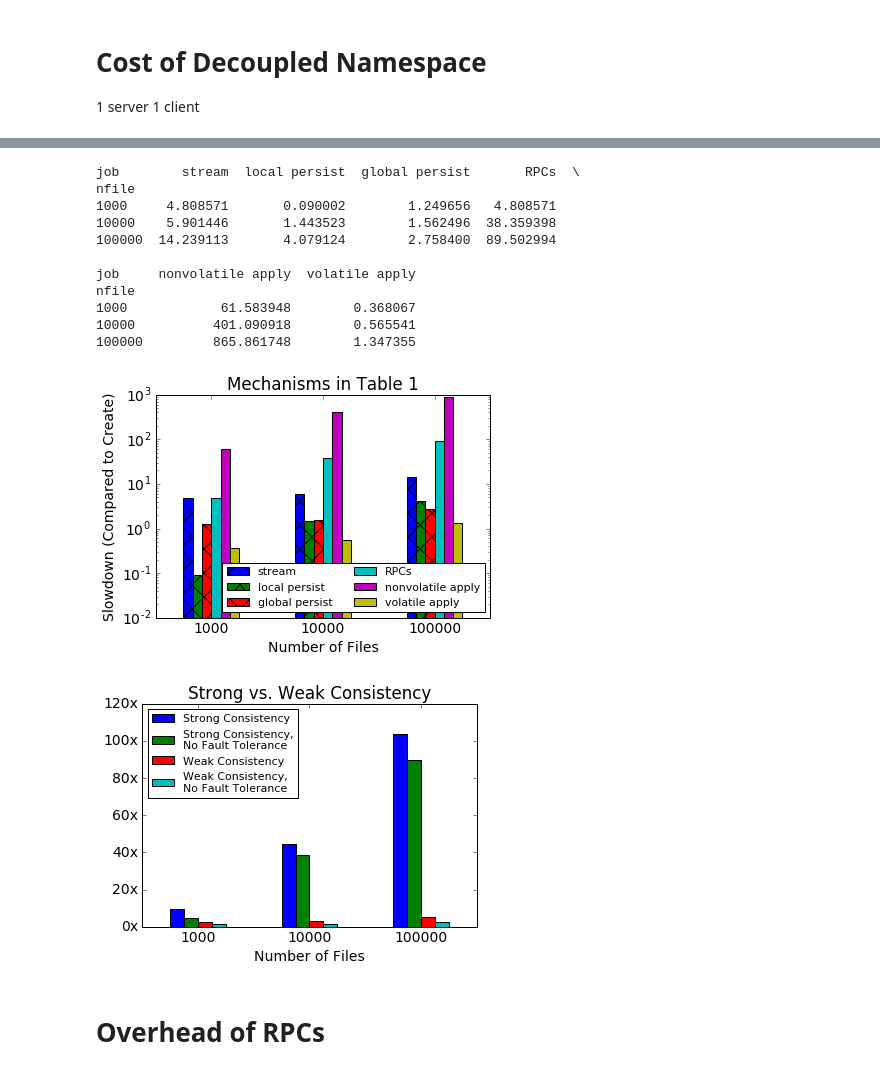
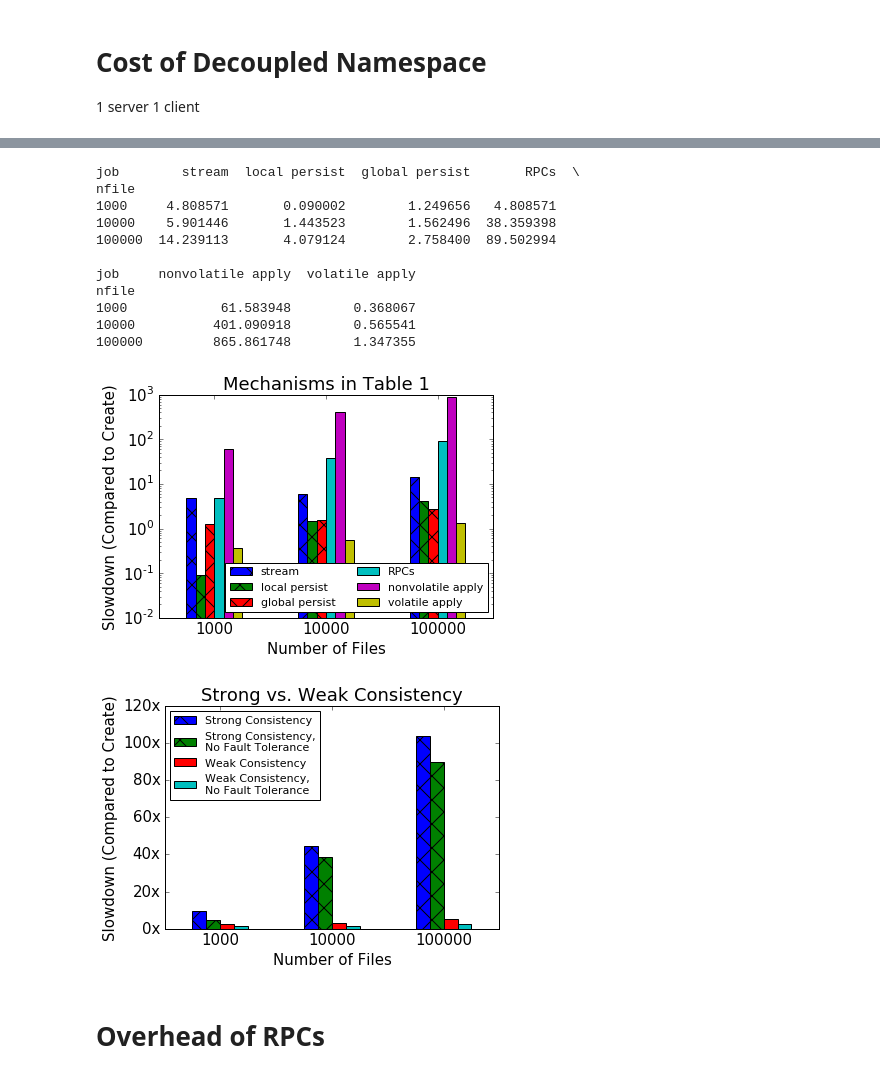
Before and after one commit to michaelsevilla/anonymous-popper, a Jupyter notebook: viz-decoupled.ipynb, the cells around one changed output, grey strips where cells are left out. Cells and saved outputs as stored; diff of their text form; code cells hidden in the pictures.

```diff
--- a/viz-decoupled.ipynb
+++ b/viz-decoupled.ipynb
@@ -131,7 +134,7 @@ hatches = ''.join(h*len(slowdowns) for h in 'xxx   ')
 for bar, hatch in zip(bars, hatches):
     bar.set_hatch(hatch)
 ax.legend(fontsize=11, loc='lower right', ncol=2)
-font = {'size'   : 14}
+font = {'size'   : 15}
 matplotlib.rc('font', **font)
 
 fig.savefig('paper/graphs/slowdown-mechanisms.png', dpi=400)
@@ -228,35 +231,44 @@ fair['Strong Consistency'] = fair['RPCs+stream']
 fair['Weak Consistency'] = fair['create+persist+v.apply']
 fair['Strong Consistency,\nNo Fault Tolerance'] = fair['RPCs']
 fair['Weak Consistency,\nNo Fault Tolerance'] = fair['create+v.apply']
 
 fair = fair[['Strong Consistency',
               'Strong Consistency,\nNo Fault Tolerance',
               'Weak Consistency',
               'Weak Consistency,\nNo Fault Tolerance',
              ]]
 fair.plot.bar(ax=ax)
 ax.set_title("Strong vs. Weak Consistency")
 ax.set_ylim(0)
 ax.legend(fontsize=11, loc='upper left')
 ax.set_ylim(0, 120)
 ax.set_xticklabels(files, rotation=0)
 ax.set_xlabel("Number of Files")
+ax.set_ylabel("Slowdown (Compared to Create)")
+
 ax.yaxis.set_major_formatter(FormatStrFormatter('%.0fx'))
+bars = ax.patches
+hatches = ''.join(h*len(slowdowns) for h in 'xx  ')
+for bar, hatch in zip(bars, hatches):
+    bar.set_hatch(hatch)
+ax.legend(fontsize=11, loc='upper left', ncol=1)
+font = {'size'   : 15}
+matplotlib.rc('font', **font)
 fig.savefig('paper/graphs/slowdown-strong-v-weak.png', dpi=400)
 # %% [output]
 job        stream  local persist  global persist       RPCs  \
 nfile
 1000     4.808571       0.090002        1.249656   4.808571
 10000    5.901446       1.443523        1.562496  38.359398
 100000  14.239113       4.079124        2.758400  89.502994
 
 job     nonvolatile apply  volatile apply
 nfile
 1000            61.583948        0.368067
 10000          401.090918        0.565541
 100000         865.861748        1.347355
-[figure, old version]
+[figure, new version]
-[figure, old version]
+[figure, new version]
 # %% [markdown]
 # Overhead of RPCs
 # %%
```
Also changed, not shown: parts of 4 cells of this notebook, 15 other files.
